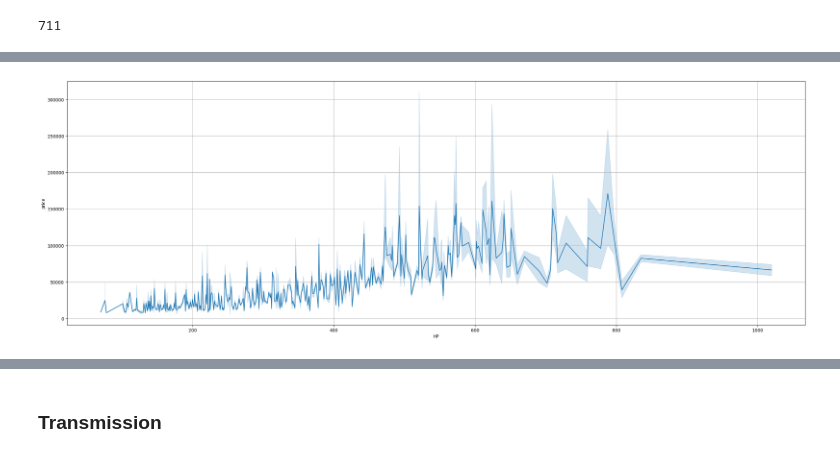
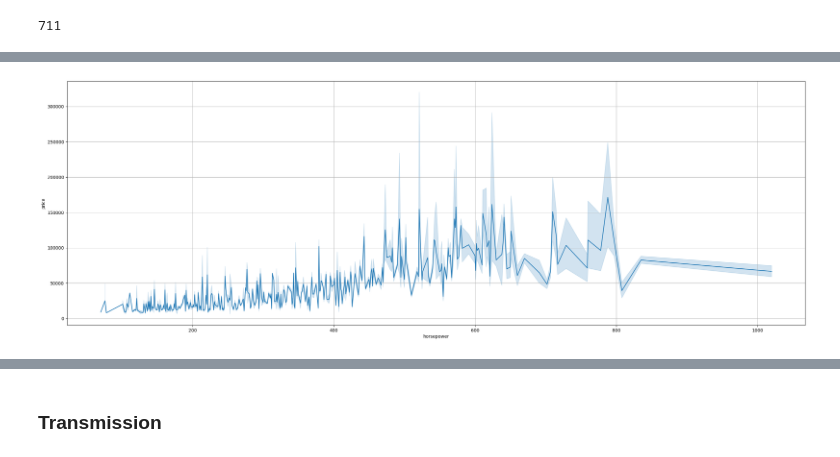
Before and after one commit to trietp1253201581/KaggleCompetition, a Jupyter notebook: Regression of Used Car Prices (S4E9).ipynb, the cells around one changed output, grey strips where cells are left out. Cells and saved outputs as stored; diff of their text form; code cells hidden in the pictures.

```diff
--- a/Regression of Used Car Prices (S4E9).ipynb
+++ b/Regression of Used Car Prices (S4E9).ipynb
@@ -341,4 +330,4 @@ for df in [raw_df, test_df, original_df]:
 # %%
-draw_numeric_features(raw_df, 'HP', 'price')
+draw_numeric_features(raw_df, 'horsepower', 'price')
 # %% [output]
-[figure, old version]
+[figure, new version]
```
Also changed, not shown: parts of 98 cells of this notebook.
